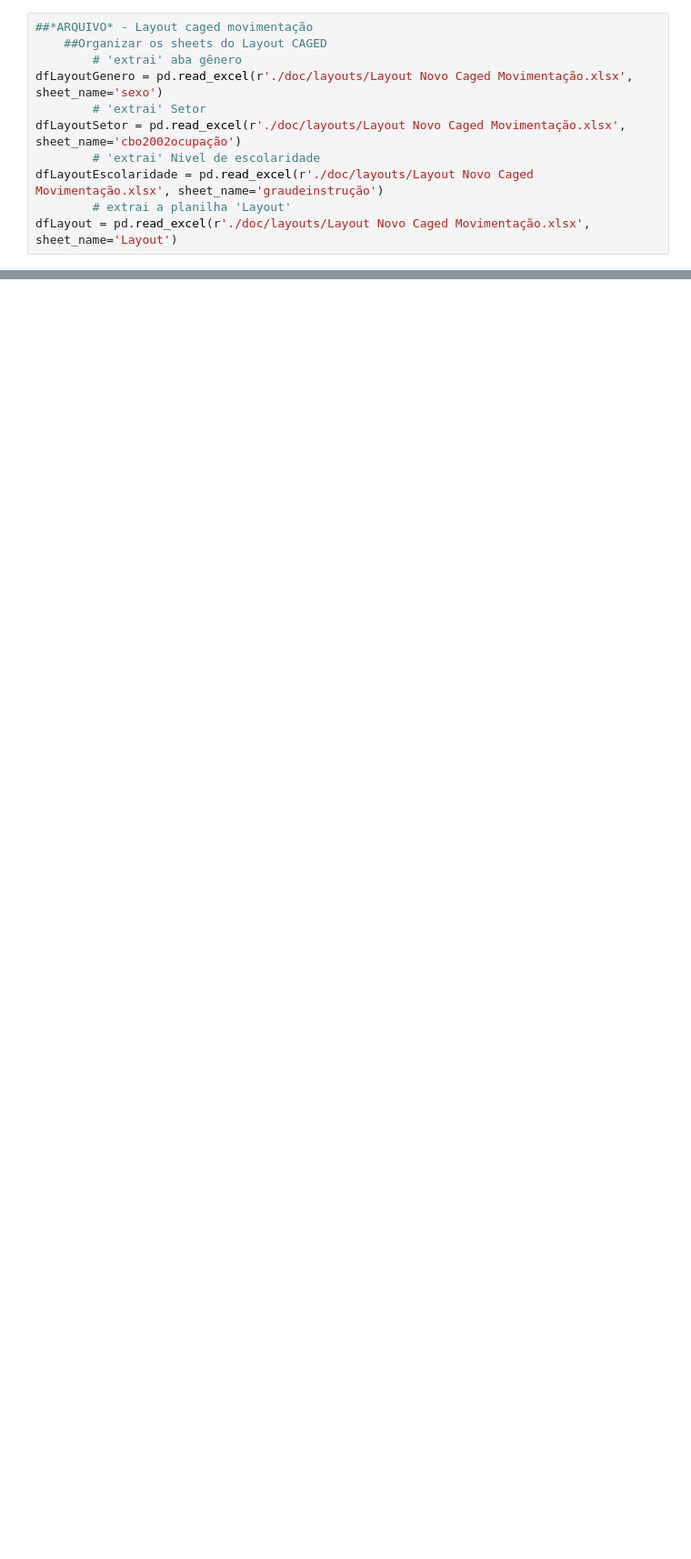
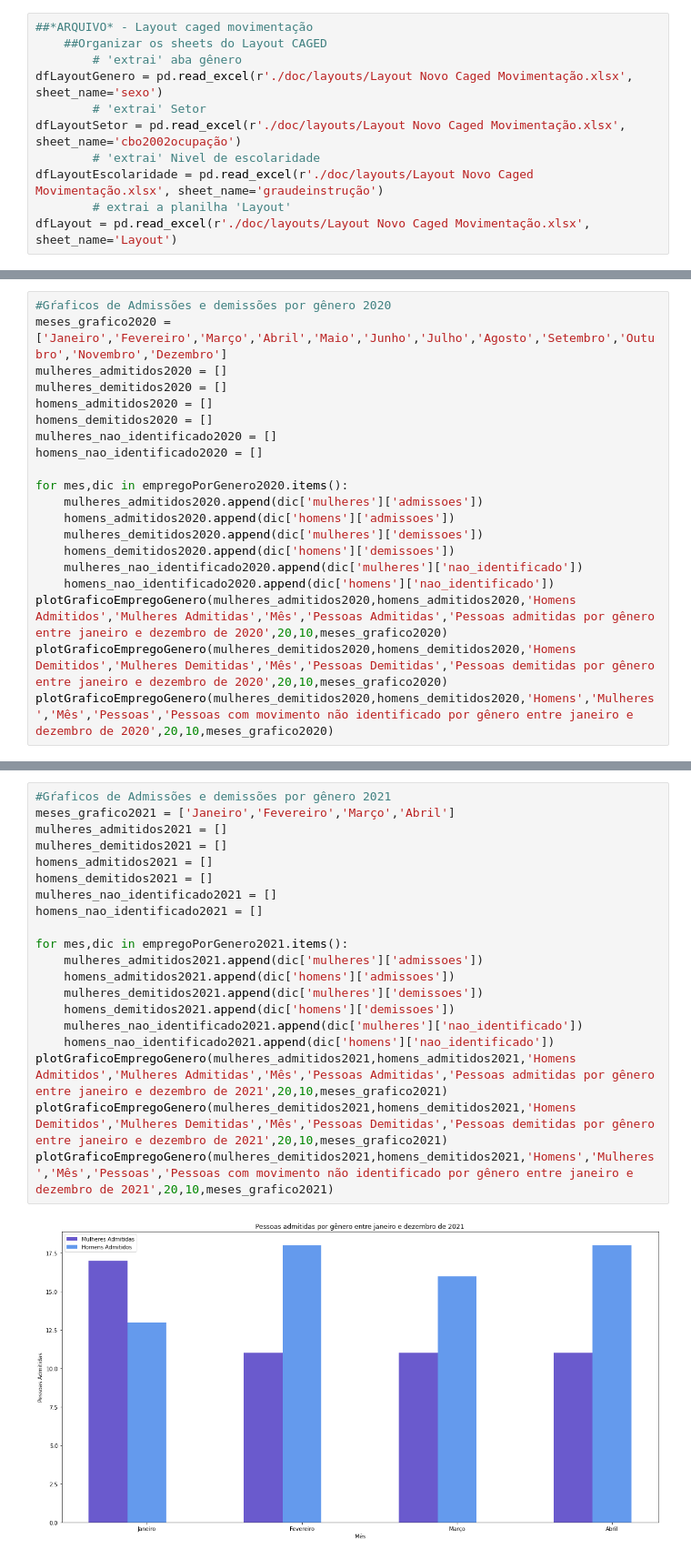
Before and after one commit to barbaraport/analise-empregabilidade-caged, a Jupyter notebook: analise-empregabilidade-caged.ipynb, the cells around one changed output, grey strips where cells are left out. Shown at 91% size. Drawn from its saved outputs; the diff is of its cells as text; blank space fills up the shorter version.

Commit message:
grafico emprego por genero e emprego por classe

```diff
--- a/analise-empregabilidade-caged.ipynb
+++ b/analise-empregabilidade-caged.ipynb
@@ -98,0 +257,20 @@ print(empregoPorGenero2021)
+# %%
+#Gŕaficos de Admissões e demissões por gênero 2020
+meses_grafico2020 = ['Janeiro','Fevereiro','Março','Abril','Maio','Junho','Julho','Agosto','Setembro','Outubro','Novembro','Dezembro']
+mulheres_admitidos2020 = []
+mulheres_demitidos2020 = []
+homens_admitidos2020 = []
+homens_demitidos2020 = []
+mulheres_nao_identificado2020 = []
+homens_nao_identificado2020 = []
+
+for mes,dic in empregoPorGenero2020.items():
+    mulheres_admitidos2020.append(dic['mulheres']['admissoes'])
+    homens_admitidos2020.append(dic['homens']['admissoes'])
+    mulheres_demitidos2020.append(dic['mulheres']['demissoes'])
+    homens_demitidos2020.append(dic['homens']['demissoes'])
+    mulheres_nao_identificado2020.append(dic['mulheres']['nao_identificado'])
+    homens_nao_identificado2020.append(dic['homens']['nao_identificado'])
+plotGraficoEmpregoGenero(mulheres_admitidos2020,homens_admitidos2020,'Homens Admitidos','Mulheres Admitidas','Mês','Pessoas Admitidas','Pessoas admitidas por gênero entre janeiro e dezembro de 2020',20,10,meses_grafico2020)
+plotGraficoEmpregoGenero(mulheres_demitidos2020,homens_demitidos2020,'Homens Demitidos','Mulheres Demitidas','Mês','Pessoas Demitidas','Pessoas demitidas por gênero entre janeiro e dezembro de 2020',20,10,meses_grafico2020)
+plotGraficoEmpregoGenero(mulheres_demitidos2020,homens_demitidos2020,'Homens','Mulheres','Mês','Pessoas','Pessoas com movimento não identificado por gênero entre janeiro e dezembro de 2020',20,10,meses_grafico2020)
@@ -98,0 +281,22 @@ print(empregoPorGenero2021)
+# %%
+#Gŕaficos de Admissões e demissões por gênero 2021
+meses_grafico2021 = ['Janeiro','Fevereiro','Março','Abril']
+mulheres_admitidos2021 = []
+mulheres_demitidos2021 = []
+homens_admitidos2021 = []
+homens_demitidos2021 = []
+mulheres_nao_identificado2021 = []
+homens_nao_identificado2021 = []
+
+for mes,dic in empregoPorGenero2021.items():
+    mulheres_admitidos2021.append(dic['mulheres']['admissoes'])
+    homens_admitidos2021.append(dic['homens']['admissoes'])
+    mulheres_demitidos2021.append(dic['mulheres']['demissoes'])
+    homens_demitidos2021.append(dic['homens']['demissoes'])
+    mulheres_nao_identificado2021.append(dic['mulheres']['nao_identificado'])
+    homens_nao_identificado2021.append(dic['homens']['nao_identificado'])
+plotGraficoEmpregoGenero(mulheres_admitidos2021,homens_admitidos2021,'Homens Admitidos','Mulheres Admitidas','Mês','Pessoas Admitidas','Pessoas admitidas por gênero entre janeiro e dezembro de 2021',20,10,meses_grafico2021)
+plotGraficoEmpregoGenero(mulheres_demitidos2021,homens_demitidos2021,'Homens Demitidos','Mulheres Demitidas','Mês','Pessoas Demitidas','Pessoas demitidas por gênero entre janeiro e dezembro de 2021',20,10,meses_grafico2021)
+plotGraficoEmpregoGenero(mulheres_demitidos2021,homens_demitidos2021,'Homens','Mulheres','Mês','Pessoas','Pessoas com movimento não identificado por gênero entre janeiro e dezembro de 2021',20,10,meses_grafico2021)
+# %% [output]
+[figure, added]
```
Also changed, not shown: parts of 17 cells of this notebook, 8 other files.
